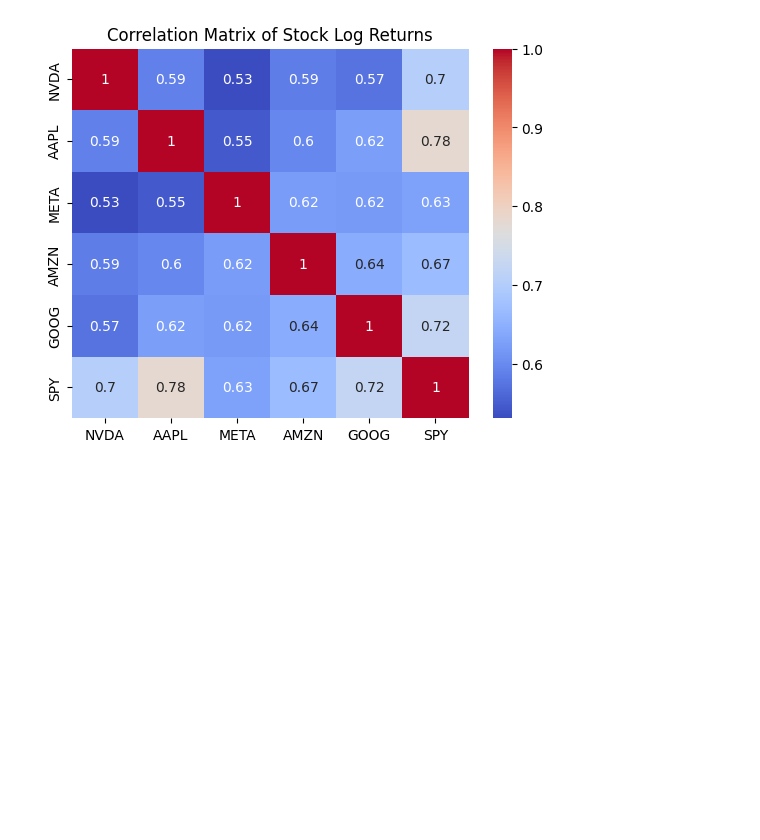
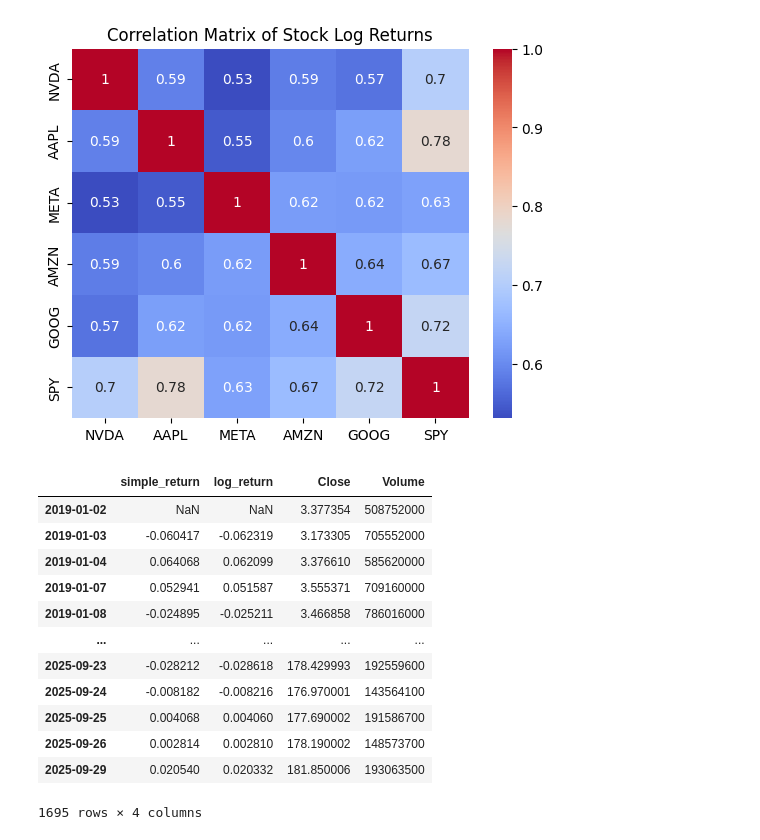
Before and after one commit to vdanielb/stock-market-inference, a Jupyter notebook: project.ipynb, the cells around one changed output. Drawn from its saved outputs; the diff is of its cells as text; code cells hidden in the pictures; blank space fills up the shorter version.

```diff
--- a/project.ipynb
+++ b/project.ipynb
@@ -100,3 +118,19 @@ plt.title('Correlation Matrix of Stock Log Returns')
 plt.show()
 # %% [output]
 [figure]
+# %%
+NVDA_returns
+# %% [output]
+|  | simple_return | log_return | Close | Volume |
+| 2019-01-02 | NaN | NaN | 3.377354 | 508752000 |
+| 2019-01-03 | -0.060417 | -0.062319 | 3.173305 | 705552000 |
+| 2019-01-04 | 0.064068 | 0.062099 | 3.376610 | 585620000 |
+| 2019-01-07 | 0.052941 | 0.051587 | 3.555371 | 709160000 |
+| 2019-01-08 | -0.024895 | -0.025211 | 3.466858 | 786016000 |
+| ... | ... | ... | ... | ... |
+| 2025-09-23 | -0.028212 | -0.028618 | 178.429993 | 192559600 |
+| 2025-09-24 | -0.008182 | -0.008216 | 176.970001 | 143564100 |
+| 2025-09-25 | 0.004068 | 0.004060 | 177.690002 | 191586700 |
+| 2025-09-26 | 0.002814 | 0.002810 | 178.190002 | 148573700 |
+| 2025-09-29 | 0.020540 | 0.020332 | 181.850006 | 193063500 |
+1695 rows × 4 columns
```
Also changed, not shown: parts of 5 cells of this notebook.
